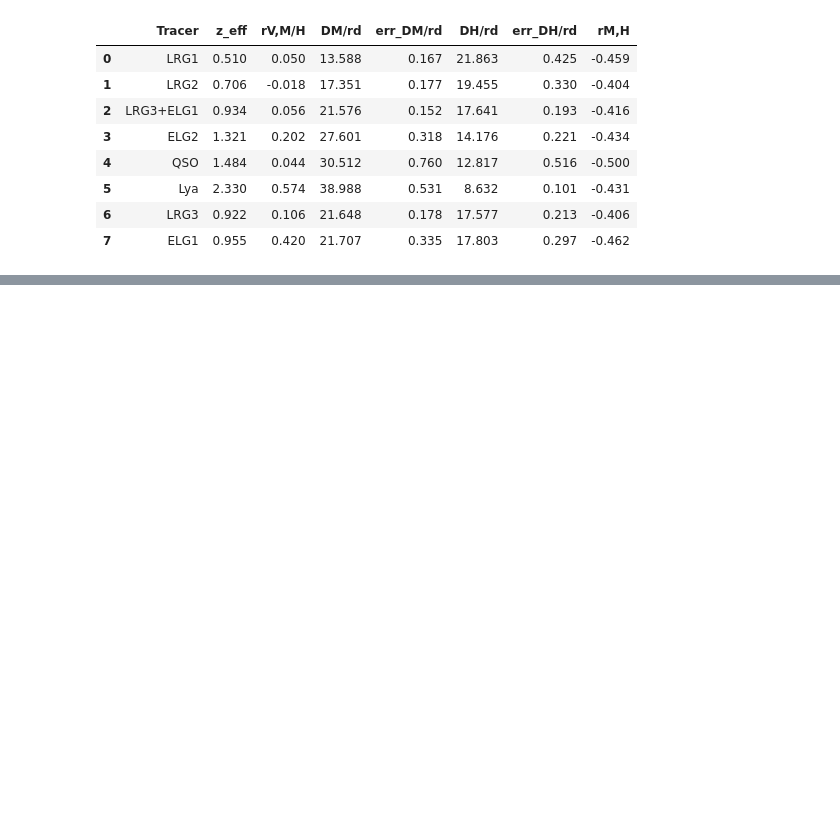
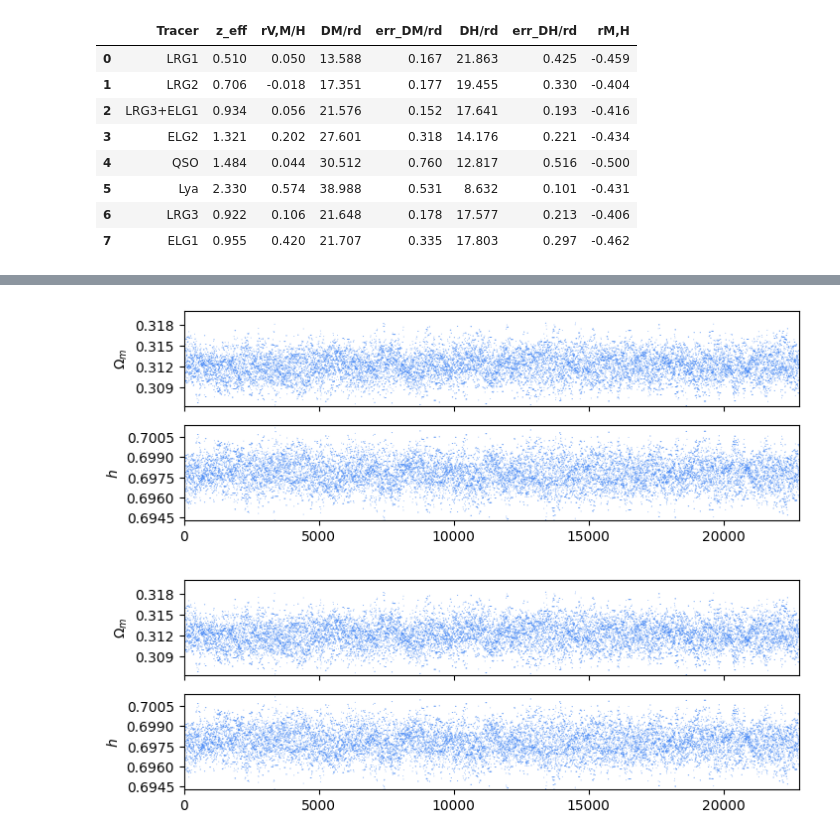
Before and after one commit to blhuillier/2025B_AstroDataAnalysis, a Jupyter notebook: Notebooks/Chap_7_Bayesian_exercise.ipynb, the cells around one changed output, grey strips where cells are left out. Cells and saved outputs as stored; diff of their text form; code cells hidden in the pictures; blank space fills up the shorter version.

```diff
--- a/Notebooks/Chap_7_Bayesian_exercise.ipynb
+++ b/Notebooks/Chap_7_Bayesian_exercise.ipynb
@@ -192,0 +328,13 @@ UnitConversionError: Can only apply 'subtract' function to dimensionless quantit
+# %%
+flat_samples = sampler.get_chain(discard=100, flat=True)
+
+samples = pd.DataFrame(flat_samples,columns=[r'$\Omega_m$', r'$h$'])
+
+chains = Chain(samples=samples,name=r'$\Lambda$CDM')
+c = ChainConsumer()
+c.add_chain(chains)
+
+c.plotter.plot_walks(plot_weights=False)
+# %% [output]
+[figure, added]
+[figure, added]
```
Also changed, not shown: parts of 19 cells of this notebook.
